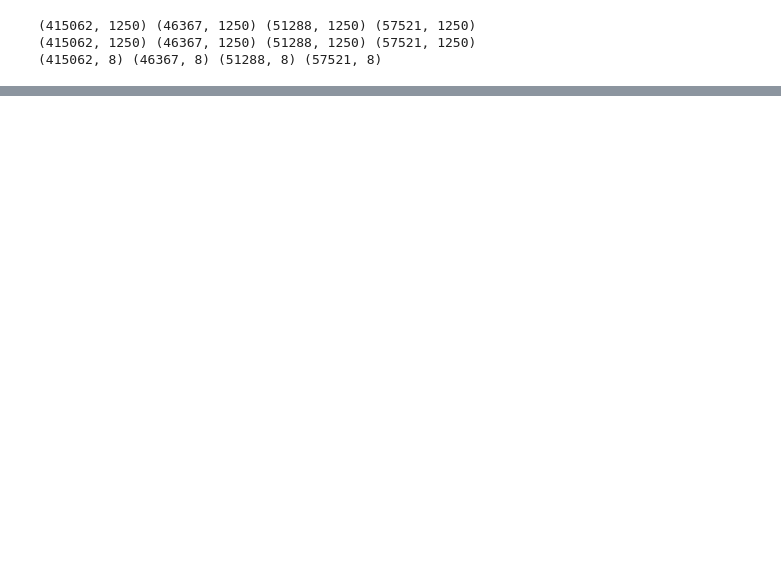
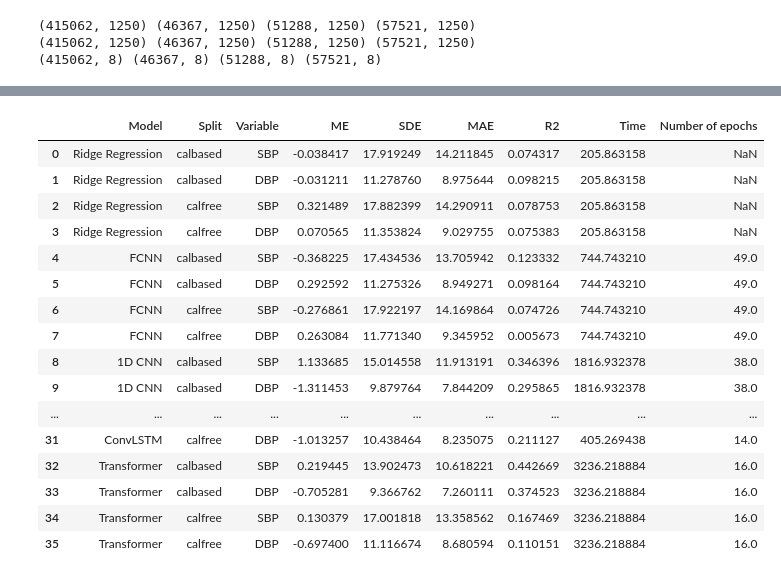
Before and after one commit to yiheng870106/cuffless-bp-pulsedb, a Jupyter notebook: notebooks/02_bp_prediction.ipynb, the cells around one changed output, grey strips where cells are left out. Cells and saved outputs as stored; diff of their text form; code cells hidden in the pictures; blank space fills up the shorter version.

```diff
--- a/notebooks/02_bp_prediction.ipynb
+++ b/notebooks/02_bp_prediction.ipynb
@@ -289,0 +319,21 @@ run_model(model_list, train_loader, val_loader, test_loader, test_loader_free)
+# %%
+metrics_df = pd.read_csv(metrics_path)
+display(metrics_df)
+# %% [output]
+|  | Model | Split | Variable | ME | SDE | MAE | R2 | Time | Number of epochs |
+| 0 | Ridge Regression | calbased | SBP | -0.038417 | 17.919249 | 14.211845 | 0.074317 | 205.863158 | NaN |
+| 1 | Ridge Regression | calbased | DBP | -0.031211 | 11.278760 | 8.975644 | 0.098215 | 205.863158 | NaN |
+| 2 | Ridge Regression | calfree | SBP | 0.321489 | 17.882399 | 14.290911 | 0.078753 | 205.863158 | NaN |
+| 3 | Ridge Regression | calfree | DBP | 0.070565 | 11.353824 | 9.029755 | 0.075383 | 205.863158 | NaN |
+| 4 | FCNN | calbased | SBP | -0.368225 | 17.434536 | 13.705942 | 0.123332 | 744.743210 | 49.0 |
+| 5 | FCNN | calbased | DBP | 0.292592 | 11.275326 | 8.949271 | 0.098164 | 744.743210 | 49.0 |
+| 6 | FCNN | calfree | SBP | -0.276861 | 17.922197 | 14.169864 | 0.074726 | 744.743210 | 49.0 |
+| 7 | FCNN | calfree | DBP | 0.263084 | 11.771340 | 9.345952 | 0.005673 | 744.743210 | 49.0 |
+| 8 | 1D CNN | calbased | SBP | 1.133685 | 15.014558 | 11.913191 | 0.346396 | 1816.932378 | 38.0 |
+| 9 | 1D CNN | calbased | DBP | -1.311453 | 9.879764 | 7.844209 | 0.295865 | 1816.932378 | 38.0 |
+| ... | ... | ... | ... | ... | ... | ... | ... | ... | ... |
+| 31 | ConvLSTM | calfree | DBP | -1.013257 | 10.438464 | 8.235075 | 0.211127 | 405.269438 | 14.0 |
+| 32 | Transformer | calbased | SBP | 0.219445 | 13.902473 | 10.618221 | 0.442669 | 3236.218884 | 16.0 |
+| 33 | Transformer | calbased | DBP | -0.705281 | 9.366762 | 7.260111 | 0.374523 | 3236.218884 | 16.0 |
+| 34 | Transformer | calfree | SBP | 0.130379 | 17.001818 | 13.358562 | 0.167469 | 3236.218884 | 16.0 |
+| 35 | Transformer | calfree | DBP | -0.697400 | 11.116674 | 8.680594 | 0.110151 | 3236.218884 | 16.0 |
```
Also changed, not shown: parts of 8 cells of this notebook, 43 other files.
